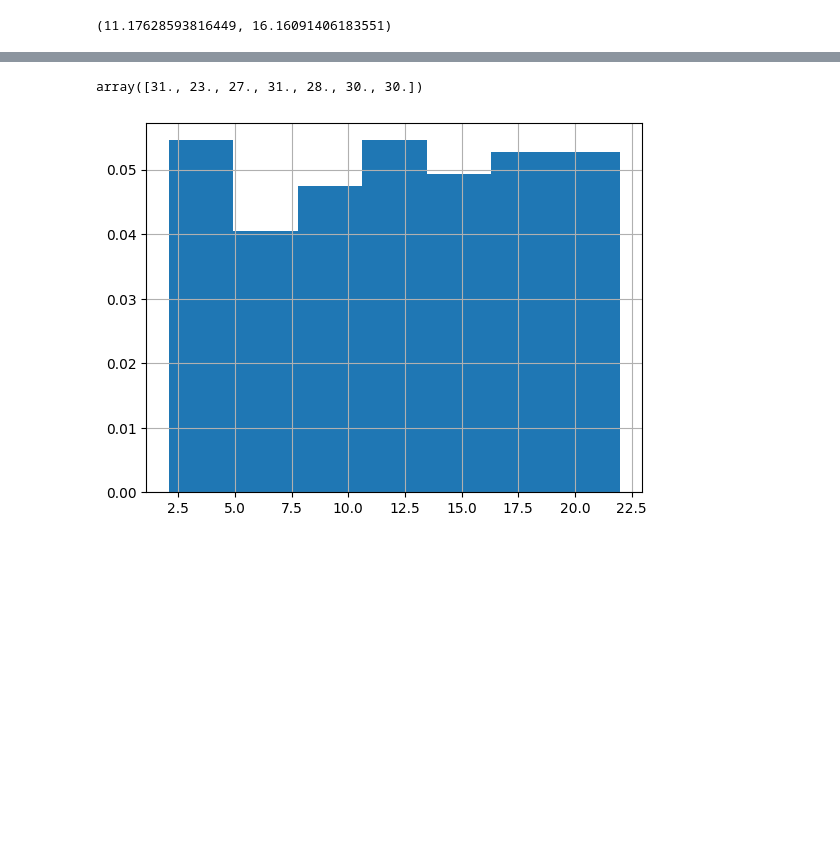
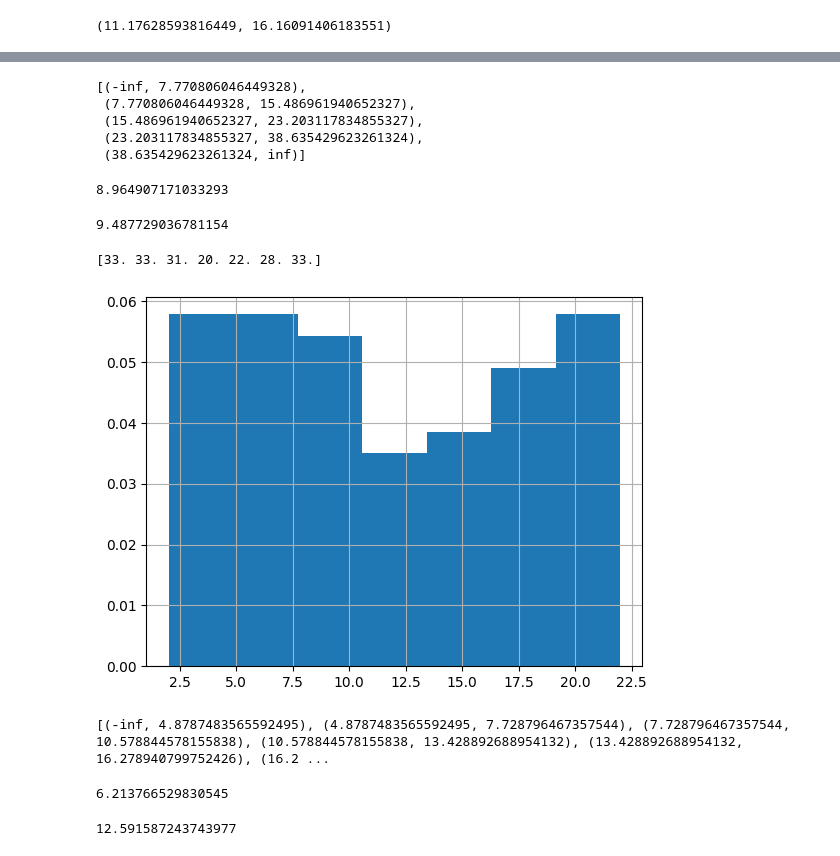
Before and after one commit to milkday2/miet, a Jupyter notebook: statistics/lab2/lab2.ipynb, the cells around one changed output, grey strips where cells are left out. Cells and saved outputs as stored; diff of their text form; code cells hidden in the pictures; blank space fills up the shorter version.

```diff
--- a/statistics/lab2/lab2.ipynb
+++ b/statistics/lab2/lab2.ipynb
@@ -55,7 +81,51 @@ array([112.,  43.,  24.,  10.,   5.,   4.,   2.])
+# %%
+exp_freq=[82,54,39,17,8]
+exp_ivl=list(hist_exp[1])
+exp_ivl.pop(4)
+exp_ivl.pop(5)
+exp_ivl[0]=float('-inf')
+exp_ivl[-1]=float('inf')
+exp_ivl=list(zip(exp_ivl[0:-1],exp_ivl[1:]))
+exp_ivl
+# %% [output]
+[(-inf, 7.770806046449328),
+ (7.770806046449328, 15.486961940652327),
+ (15.486961940652327, 23.203117834855327),
+ (23.203117834855327, 38.635429623261324),
+ (38.635429623261324, inf)]
+# %%
+pexp=[sts.expon(0,mx1[1]).cdf(i[1])-sts.expon(0,mx1[1]).cdf(i[0]) for i in exp_ivl]
+chiexp=sum((n-200*p)**2/(200*p) for n,p in zip(exp_freq,pexp))
+chiexp
+# %% [output]
+8.964907171033293
+# %%
+sts.chi2(len(exp_ivl)-1).ppf(1-0.05)
+# %% [output]
+9.487729036781154
 # %%
 plt.grid()
 hist_uni=plt.hist(X1[2],bins=7,density=True)
-hist_uni[0]*200*(hist_uni[1][1]-hist_uni[1][0])
+uni_freq=hist_uni[0]*200*(hist_uni[1][1]-hist_uni[1][0])
+print(uni_freq)
 # %% [output]
-array([31., 23., 27., 31., 28., 30., 30.])
+[33. 33. 31. 20. 22. 28. 33.]
-[figure, old version]
+[figure, new version]
+# %%
+uni_ivl=list(hist_uni[1])
+uni_ivl[0]=float('-inf')
+uni_ivl[-1]=float('inf')
+uni_ivl=list(zip(uni_ivl[0:-1],uni_ivl[1:]))
+print(uni_ivl)
+# %% [output]
+[(-inf, 4.8787483565592495), (4.8787483565592495, 7.728796467357544), (7.728796467357544, 10.578844578155838), (10.578844578155838, 13.428892688954132), (13.428892688954132, 16.278940799752426), (16.2 ...
+# %%
+puni=[sts.uniform(2,20).cdf(i[1])-sts.uniform(2,20).cdf(i[0]) for i in uni_ivl]
+chiuni=sum((n-200*p)**2/(200*p) for n,p in zip(uni_freq,puni))
+chiuni
+# %% [output]
+6.213766529830545
+# %%
+sts.chi2(len(uni_ivl)-1).ppf(1-0.05)
+# %% [output]
+12.591587243743977
```
Also changed, not shown: parts of 8 cells of this notebook.
